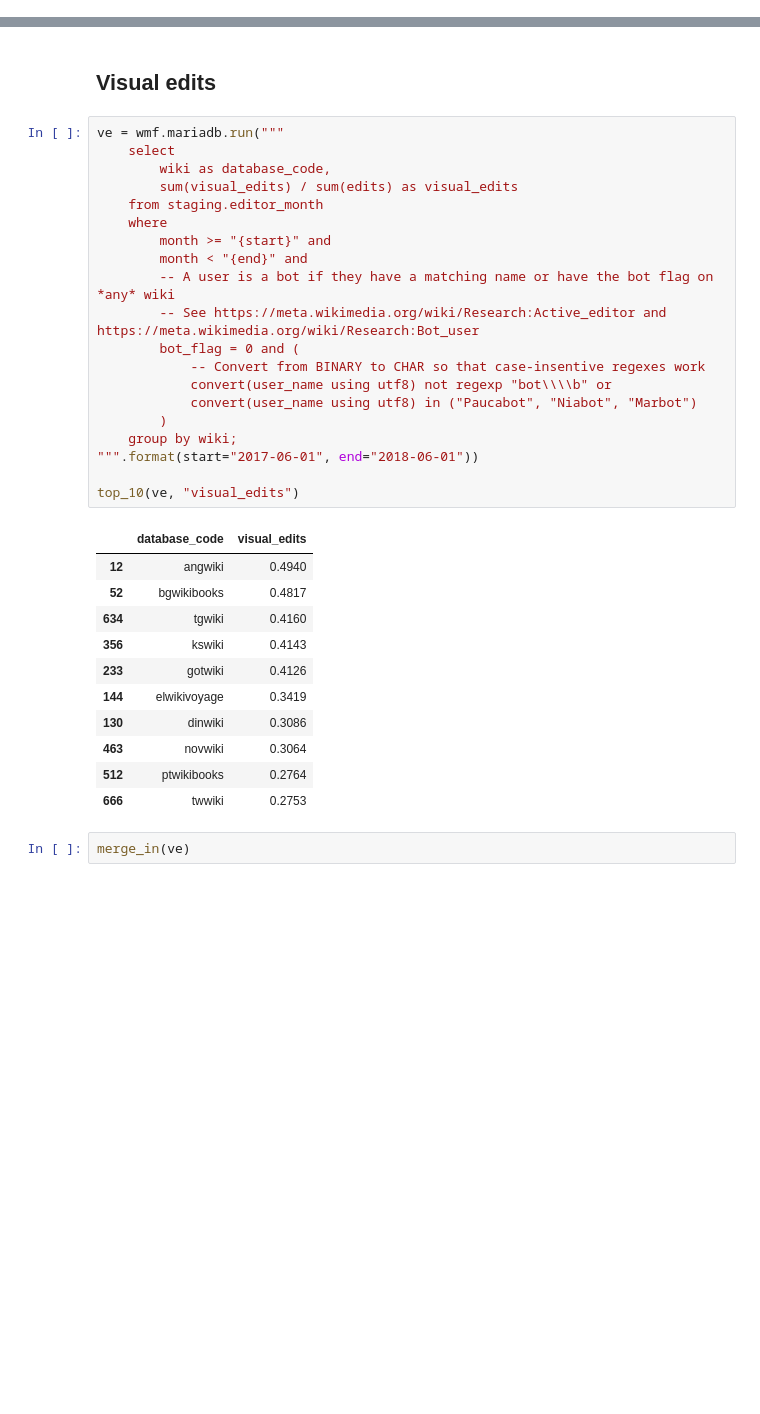
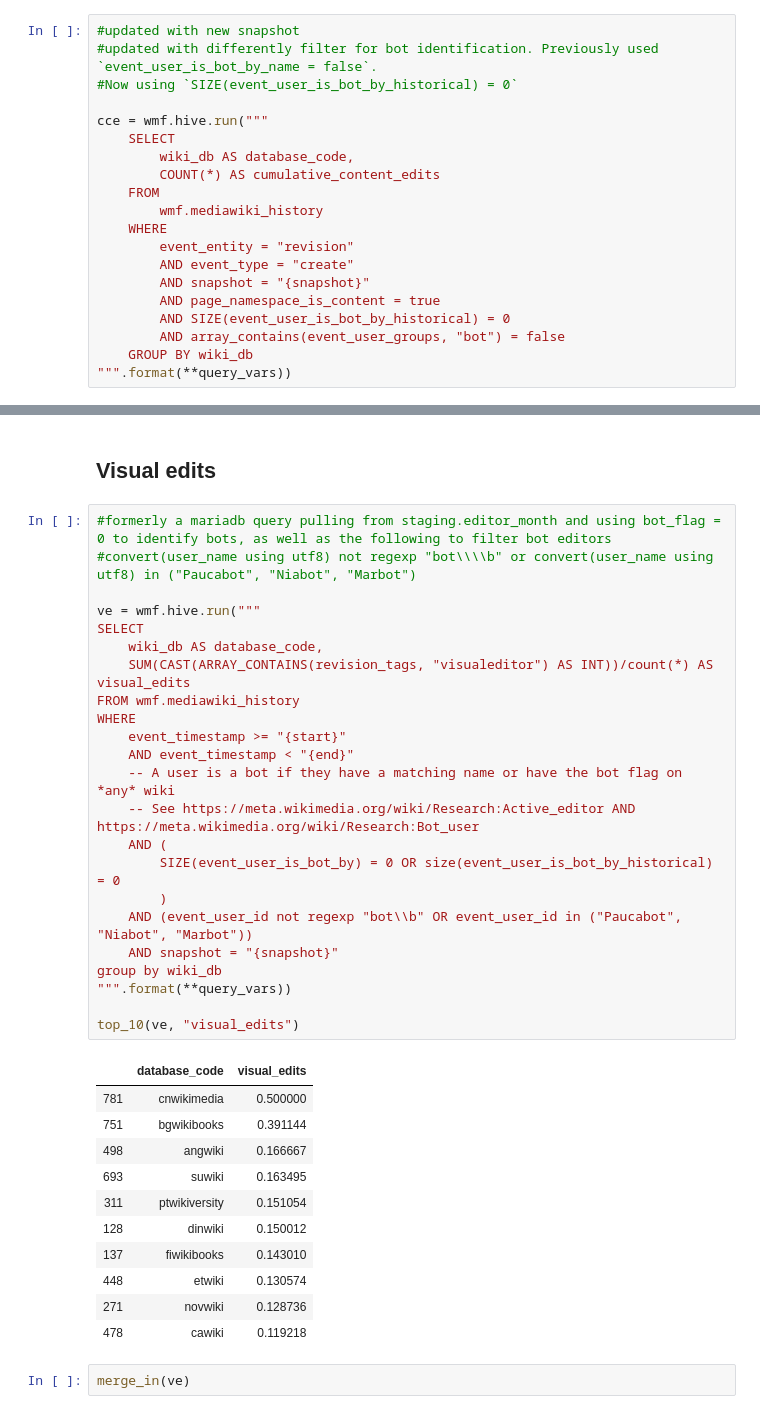
Before and after one commit to wikimedia-research/wiki-comparison, a Jupyter notebook: data-collection/data-collection.ipynb, the cells around one changed output, grey strips where cells are left out. Cells and saved outputs as stored; diff of their text form; blank space fills up the shorter version.

```diff
--- a/data-collection/data-collection.ipynb
+++ b/data-collection/data-collection.ipynb
@@ -679,3 +758,23 @@ cce = wmf.hive.run("""
+# %%
+#updated with new snapshot
+#updated with differently filter for bot identification. Previously used `event_user_is_bot_by_name = false`.
+#Now using `SIZE(event_user_is_bot_by_historical) = 0`
+
+cce = wmf.hive.run("""
+    SELECT
+        wiki_db AS database_code,
+        COUNT(*) AS cumulative_content_edits
+    FROM
+        wmf.mediawiki_history
+    WHERE
+        event_entity = "revision"
+        AND event_type = "create"
+        AND snapshot = "{snapshot}"
+        AND page_namespace_is_content = true
+        AND SIZE(event_user_is_bot_by_historical) = 0
+        AND array_contains(event_user_groups, "bot") = false
+    GROUP BY wiki_db
+""".format(**query_vars))
 # %%
 top_10(cce, "cumulative_content_edits")
 # %% [output]
@@ -742,37 +842,40 @@ merge_in(msdm)
 # %% [markdown]
 ## Visual edits
 # %%
-ve = wmf.mariadb.run("""
-    select
-        wiki as database_code,
-        sum(visual_edits) / sum(edits) as visual_edits
-    from staging.editor_month
-    where
-        month >= "{start}" and
-        month < "{end}" and
-        -- A user is a bot if they have a matching name or have the bot flag on *any* wiki
-        -- See https://meta.wikimedia.org/wiki/Research:Active_editor and https://meta.wikimedia.org/wiki/Research:Bot_user
-        bot_flag = 0 and (
-            -- Convert from BINARY to CHAR so that case-insentive regexes work
-            convert(user_name using utf8) not regexp "bot\\\\b" or
-            convert(user_name using utf8) in ("Paucabot", "Niabot", "Marbot")
+#formerly a mariadb query pulling from staging.editor_month and using bot_flag = 0 to identify bots, as well as the following to filter bot editors
+#convert(user_name using utf8) not regexp "bot\\\\b" or convert(user_name using utf8) in ("Paucabot", "Niabot", "Marbot")
+
+ve = wmf.hive.run("""
+SELECT
+    wiki_db AS database_code,
+    SUM(CAST(ARRAY_CONTAINS(revision_tags, "visualeditor") AS INT))/count(*) AS visual_edits
+FROM wmf.mediawiki_history
+WHERE
+    event_timestamp >= "{start}"
+    AND event_timestamp < "{end}"
+    -- A user is a bot if they have a matching name or have the bot flag on *any* wiki
+    -- See https://meta.wikimedia.org/wiki/Research:Active_editor AND https://meta.wikimedia.org/wiki/Research:Bot_user
+    AND (
+        SIZE(event_user_is_bot_by) = 0 OR size(event_user_is_bot_by_historical) = 0
         )
-    group by wiki;
-""".format(start="2017-06-01", end="2018-06-01"))
+    AND (event_user_id not regexp "bot\\b" OR event_user_id in ("Paucabot", "Niabot", "Marbot"))
+    AND snapshot = "{snapshot}"
+group by wiki_db
+""".format(**query_vars))
 
 top_10(ve, "visual_edits")
 # %% [output]
 |  | database_code | visual_edits |
-| 12 | angwiki | 0.4940 |
-| 52 | bgwikibooks | 0.4817 |
-| 634 | tgwiki | 0.4160 |
-| 356 | kswiki | 0.4143 |
-| 233 | gotwiki | 0.4126 |
-| 144 | elwikivoyage | 0.3419 |
-| 130 | dinwiki | 0.3086 |
-| 463 | novwiki | 0.3064 |
-| 512 | ptwikibooks | 0.2764 |
-| 666 | twwiki | 0.2753 |
+| 781 | cnwikimedia | 0.500000 |
+| 751 | bgwikibooks | 0.391144 |
+| 498 | angwiki | 0.166667 |
+| 693 | suwiki | 0.163495 |
+| 311 | ptwikiversity | 0.151054 |
+| 128 | dinwiki | 0.150012 |
+| 137 | fiwikibooks | 0.143010 |
+| 448 | etwiki | 0.130574 |
+| 271 | novwiki | 0.128736 |
+| 478 | cawiki | 0.119218 |
 # %%
 merge_in(ve)
 # %% [markdown]
```
Also changed, not shown: parts of 62 cells of this notebook.
